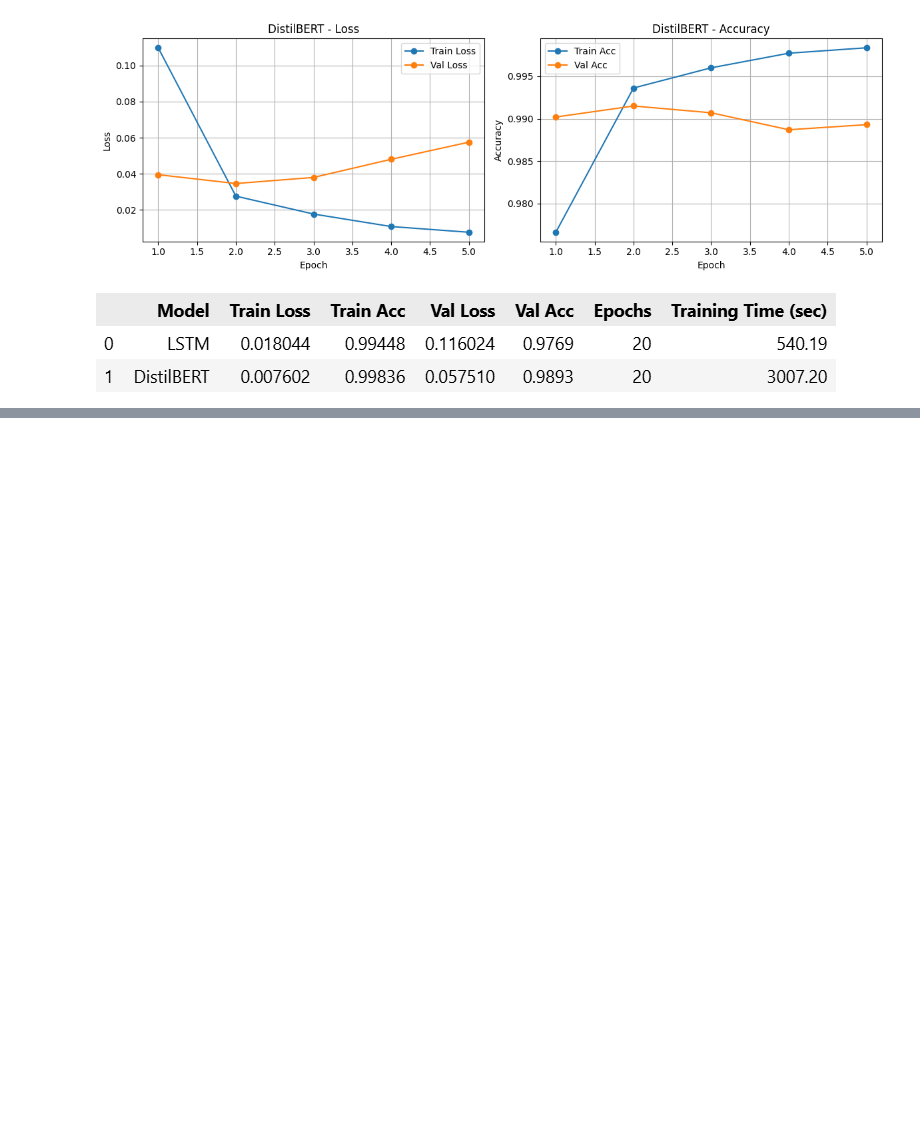
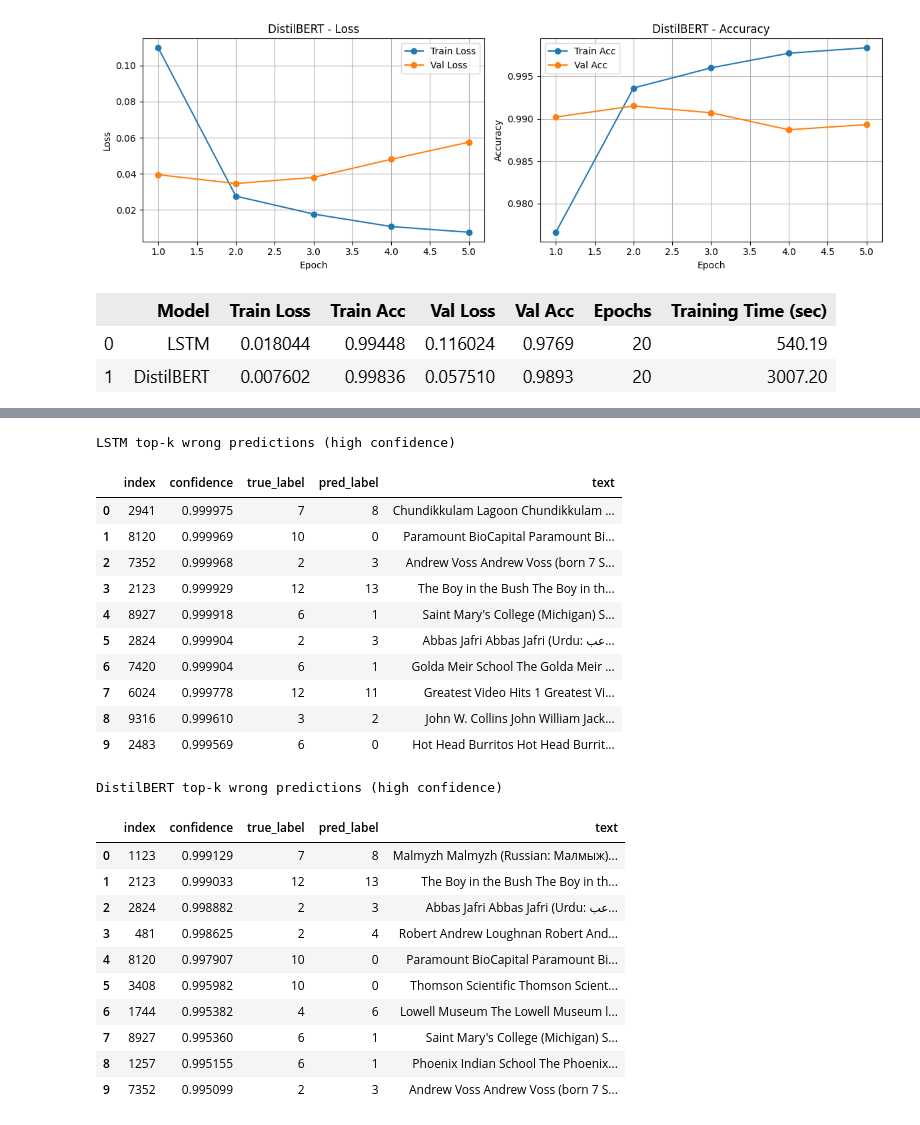
Before and after one commit to phamtranminhtri/deep_learning_assignment, a Jupyter notebook: source/assignment_1/text/text.ipynb, the cells around one changed output, grey strips where cells are left out. Saved outputs shown, nothing was run; the diff lists cells and outputs as text; code cells hidden in the pictures; blank space fills up the shorter version.

```diff
--- a/source/assignment_1/text/text.ipynb
+++ b/source/assignment_1/text/text.ipynb
@@ -504,0 +547,79 @@ else:
+# %%
+import torch.nn.functional as F
+
+def collect_wrong_high_confidence(
+    model, data_loader, texts, device, is_bert=False, k=10
+ ):
+    model.eval()
+    rows = []
+    with torch.no_grad():
+        offset = 0
+        for batch in data_loader:
+            input_ids = batch["input_ids"].to(device)
+            labels = batch["label"].to(device)
+            if is_bert:
+                attention_mask = batch["attention_mask"].to(device)
+                logits = model(input_ids, attention_mask=attention_mask)
+            else:
+                logits = model(input_ids)
+            probs = F.softmax(logits, dim=1)
+            confs, preds = torch.max(probs, dim=1)
+            for i in range(len(labels)):
+                true_label = labels[i].item()
+                pred_label = preds[i].item()
+                if true_label != pred_label:
+                    idx = offset + i
+                    text_preview = str(texts[idx])[:200]
+                    rows.append(
+                        {
+                            "index": idx,
+                            "confidence": confs[i].item(),
+                            "true_label": true_label,
+                            "pred_label": pred_label,
+                            "text": text_preview,
+                        }
+                    )
+            offset += len(labels)
+    if not rows:
+        return pd.DataFrame(columns=["index", "confidence", "true_label", "pred_label", "text"])
+    df = pd.DataFrame(rows)
+    df = df.sort_values("confidence", ascending=False).head(k).reset_index(drop=True)
+    return df
+
+k = 10
+lstm_errors = collect_wrong_high_confidence(
+    lstm_model.to(device), test_loader, test_texts, device, is_bert=False, k=k
+ )
+bert_errors = collect_wrong_high_confidence(
+    distilbert_model.to(device), test_loader, test_texts, device, is_bert=True, k=k
+ )
+
+print("LSTM top-k wrong predictions (high confidence)")
+display(lstm_errors)
+print("DistilBERT top-k wrong predictions (high confidence)")
+display(bert_errors)
+# %% [output]
+LSTM top-k wrong predictions (high confidence)
+|  | index | confidence | true_label | pred_label | text |
+| 0 | 2941 | 0.999975 | 7 | 8 | Chundikkulam Lagoon Chundikkulam ... |
+| 1 | 8120 | 0.999969 | 10 | 0 | Paramount BioCapital Paramount Bi... |
+| 2 | 7352 | 0.999968 | 2 | 3 | Andrew Voss Andrew Voss (born 7 S... |
+| 3 | 2123 | 0.999929 | 12 | 13 | The Boy in the Bush The Boy in th... |
+| 4 | 8927 | 0.999918 | 6 | 1 | Saint Mary's College (Michigan) S... |
+| 5 | 2824 | 0.999904 | 2 | 3 | Abbas Jafri Abbas Jafri (Urdu: عب... |
+| 6 | 7420 | 0.999904 | 6 | 1 | Golda Meir School The Golda Meir ... |
+| 7 | 6024 | 0.999778 | 12 | 11 | Greatest Video Hits 1 Greatest Vi... |
+| 8 | 9316 | 0.999610 | 3 | 2 | John W. Collins John William Jack... |
+| 9 | 2483 | 0.999569 | 6 | 0 | Hot Head Burritos Hot Head Burrit... |
+DistilBERT top-k wrong predictions (high confidence)
+|  | index | confidence | true_label | pred_label | text |
+| 0 | 1123 | 0.999129 | 7 | 8 | Malmyzh Malmyzh (Russian: Малмыж)... |
+| 1 | 2123 | 0.999033 | 12 | 13 | The Boy in the Bush The Boy in th... |
+| 2 | 2824 | 0.998882 | 2 | 3 | Abbas Jafri Abbas Jafri (Urdu: عب... |
+| 3 | 481 | 0.998625 | 2 | 4 | Robert Andrew Loughnan Robert And... |
+| 4 | 8120 | 0.997907 | 10 | 0 | Paramount BioCapital Paramount Bi... |
+| 5 | 3408 | 0.995982 | 10 | 0 | Thomson Scientific Thomson Scient... |
+| 6 | 1744 | 0.995382 | 4 | 6 | Lowell Museum The Lowell Museum l... |
+| 7 | 8927 | 0.995360 | 6 | 1 | Saint Mary's College (Michigan) S... |
+| 8 | 1257 | 0.995155 | 6 | 1 | Phoenix Indian School The Phoenix... |
+| 9 | 7352 | 0.995099 | 2 | 3 | Andrew Voss Andrew Voss (born 7 S... |
```
Also changed, not shown: parts of 3 cells of this notebook.
